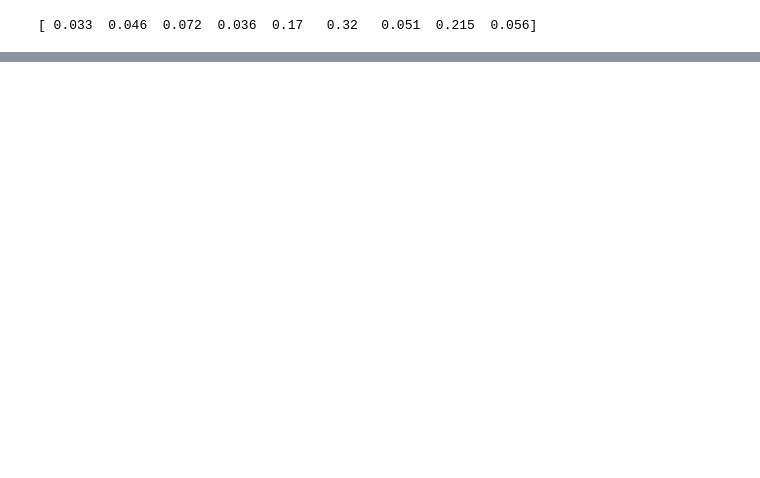
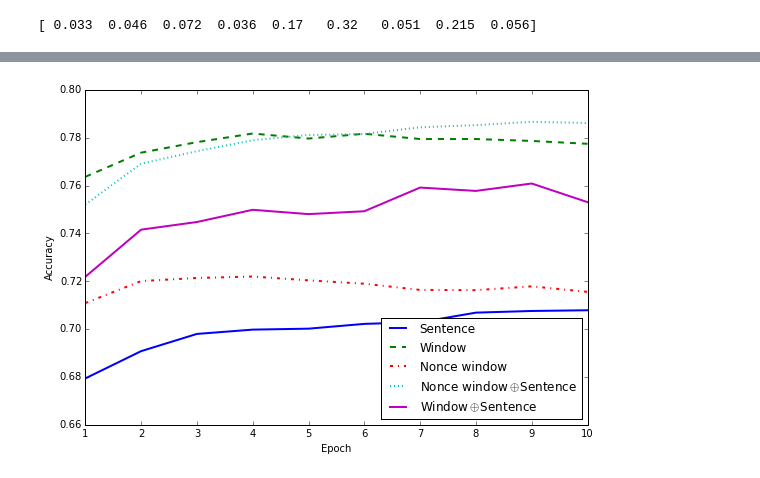
Before and after one commit to ndronen/modeling, a Jupyter notebook: notebooks/ConvnetAnalysis.ipynb, the cells around one changed output, grey strips where cells are left out. Drawn from its saved outputs; the diff is of its cells as text; code cells hidden in the pictures; blank space fills up the shorter version.

```diff
--- a/notebooks/ConvnetAnalysis.ipynb
+++ b/notebooks/ConvnetAnalysis.ipynb
@@ -877,0 +1402,31 @@ print(normalized_google_n_gram_pcts)
+# %%
+feature_comparison_csv = "/export/home/ndronen/proj/dissertation/projects/cnn/data/preposition/preposition-feature-comparison.csv"
+feature_comparison_df = pd.read_csv(feature_comparison_csv, sep='\t')
+#ax = plt.subplot(111)
+plt.figure(figsize=(9,6))
+for features in feature_comparison_df.Features.unique():
+    if '+' in features:
+        fields = features.split('+')
+        label = fields[0] + r'$\oplus$' + fields[1]
+    else:
+        label = features
+    df_features = feature_comparison_df[feature_comparison_df.Features == features]
+    plt.plot(df_features.Epoch, df_features.ValAcc, label=label, ls=next(linestyle), linewidth=2)
+
+# Shrink current axis's height by 10% on the bottom
+# box = ax.get_position()
+# ax.set_position([box.x0, box.y0 + box.height * 0.1,
+#                  box.width, box.height * 0.9])
+
+# # Put a legend to the right of the current axis
+# ax.legend(loc='upper center', bbox_to_anchor=(0.5, -0.05),
+#           fancybox=True, shadow=True, ncol=2)
+
+plt.legend(loc='lower right')
+plt.xlabel('Epoch')
+plt.ylabel('Accuracy')
+plt.savefig('figures/preposition-feature-comparison-valid.pdf')
+
+plt.show()
+# %% [output]
+[figure, added]
```
Also changed, not shown: parts of 86 cells of this notebook.
